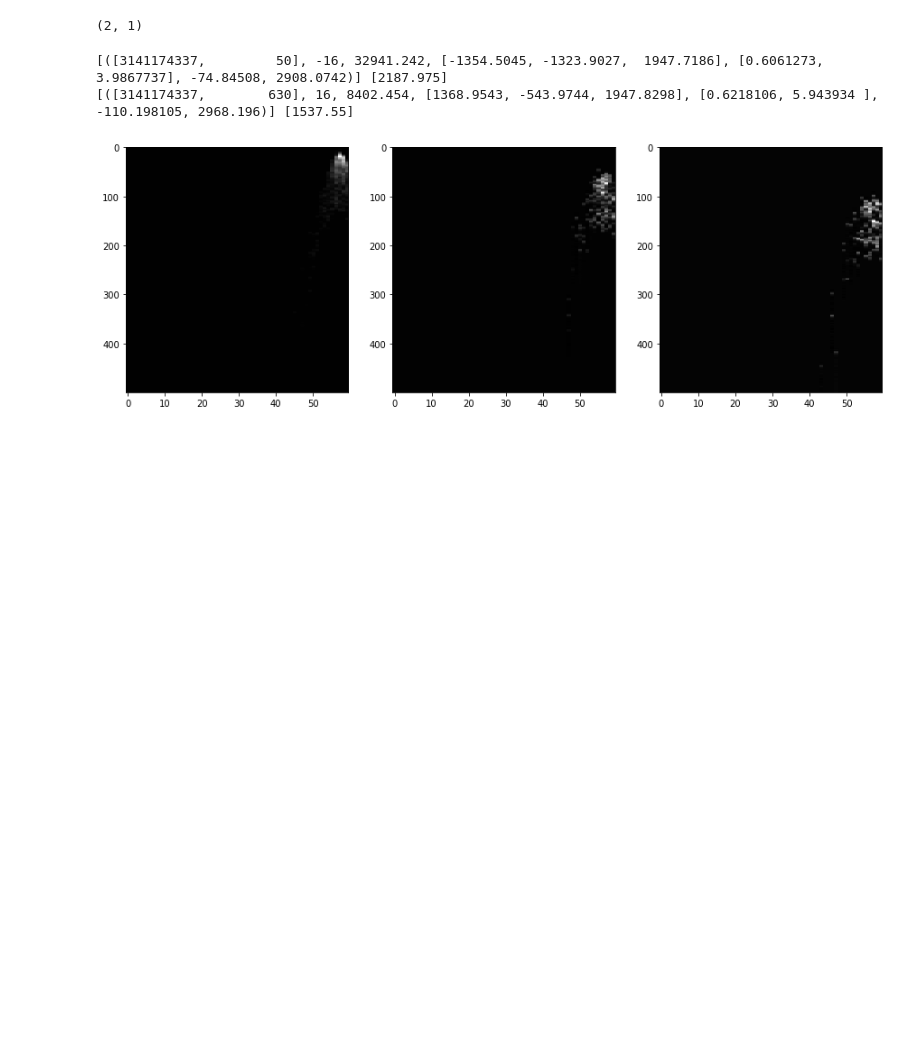
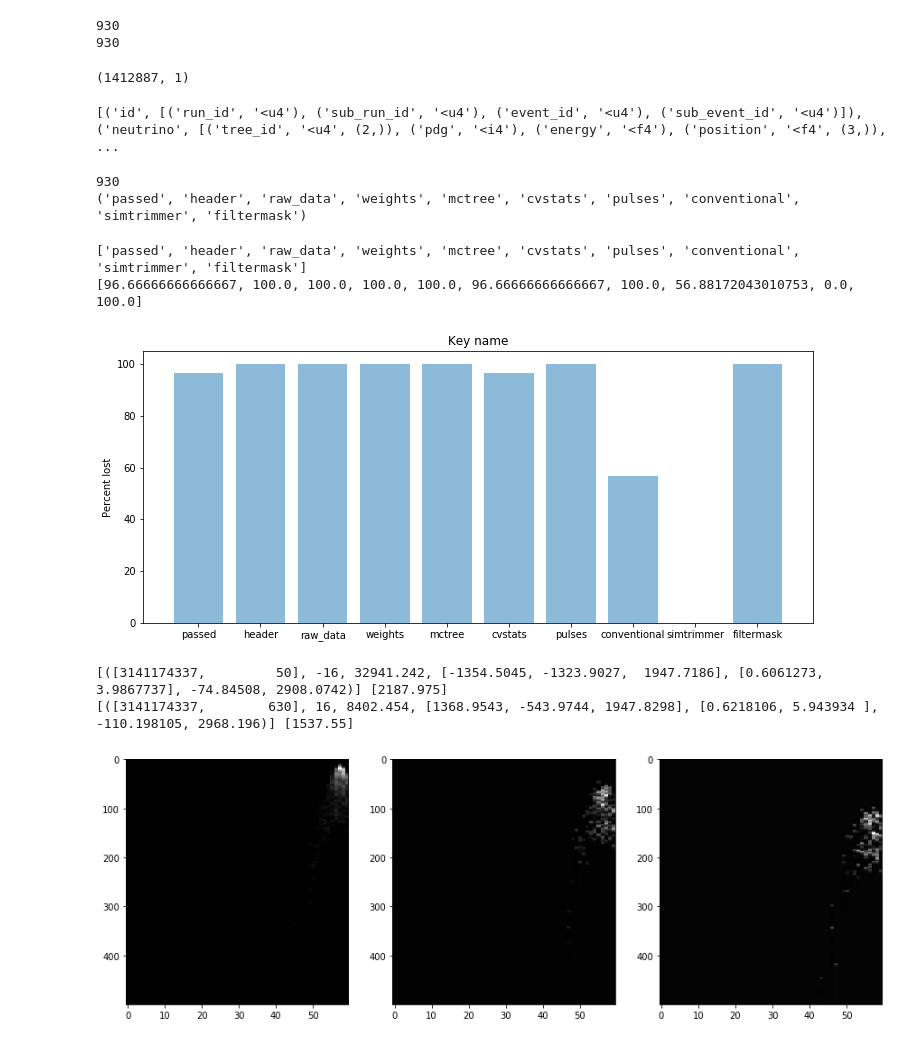
Before and after one commit to dpankova/DoublePulse, a Jupyter notebook: notebooks/Improved/Test_Files.ipynb, the cells around one changed output. Drawn from its saved outputs; the diff is of its cells as text; code cells hidden in the pictures; blank space fills up the shorter version.

```diff
--- a/notebooks/Improved/Test_Files.ipynb
+++ b/notebooks/Improved/Test_Files.ipynb
@@ -5,0 +77,6 @@ import numpy as np
+# %%
+diff_events = []
+for i in data:
+    if tuple(i['id'][0]) in diff:
+        diff_events.append(i)
+diff_events = np.array(diff_events)
@@ -6,8 +87,55 @@ import numpy as np
+# %%
+print(np.sum(diff_events['qtot']>1000))
+print(np.sum(diff_events['qst'][:,0]['q'][:,0]>400))
+# %% [output]
+930
+930
 # %%
-data = np.load('/home/dup193/work/double_pulse/Genie_Make_image_TEST_data.npz')['arr_0']
-print(data.shape)
+data_all = np.load('/home/dup193/work/double_pulse/data/mctree_check/NewFormat_All_MCTree_NuE_1_data.npz')['arr_0']
+print(data_all.shape)
 # %% [output]
-(2, 1)
+(1412887, 1)
+# %%
+diff_events_all = []
+for i in data_all:
+    if tuple(i['id'][0]) in diff:
+        diff_events_all.append(i)
+diff_events_all = np.array(diff_events_all)
+# %%
+print(diff_events_all[0].dtype)
+# %% [output]
+[('id', [('run_id', '<u4'), ('sub_run_id', '<u4'), ('event_id', '<u4'), ('sub_event_id', '<u4')]), ('neutrino', [('tree_id', '<u4', (2,)), ('pdg', '<i4'), ('energy', '<f4'), ('position', '<f4', (3,)), ...
+# %%
+print(len(diff_events_all))
+dkeys = diff_events_all['keys']
+print(dkeys[0].dtype.names)
+# %% [output]
+930
+('passed', 'header', 'raw_data', 'weights', 'mctree', 'cvstats', 'pulses', 'conventional', 'simtrimmer', 'filtermask')
+# %%
+fig = plt.figure(figsize=(12,5),facecolor='w')
+objects = list(dkeys[0].dtype.names)
+#objects.remove('conventional')
+#objects.remove('simtrimmer')
+#objects.remove('filtermask')
+
+print(objects)
+y_pos = np.arange(len(objects))
+
+perc = [np.sum(dkeys['passed']), np.sum(dkeys['header']), np.sum(dkeys['raw_data']),np.sum(dkeys['weights']), np.sum(dkeys['mctree']), np.sum(dkeys['cvstats']), np.sum(dkeys['pulses']), np.sum(dkeys['conventional']), np.sum(dkeys['simtrimmer']), np.sum(dkeys['filtermask'])]
+perc = [i/len(dkeys)*100 for i in perc]
+print(perc)
+plt.bar(y_pos, perc, align='center', alpha=0.5)
+plt.xticks(y_pos, objects)
+#plt.yscale('log')
+plt.ylabel('Percent lost')
+plt.title('Key name')
+
+plt.show()
+# %% [output]
+['passed', 'header', 'raw_data', 'weights', 'mctree', 'cvstats', 'pulses', 'conventional', 'simtrimmer', 'filtermask']
+[96.66666666666667, 100.0, 100.0, 100.0, 100.0, 96.66666666666667, 100.0, 56.88172043010753, 0.0, 100.0]
+[figure, added]
 # %%
 for i, im in enumerate(data['image']):
     fig = plt.figure(figsize=(15, 5))
```
Also changed, not shown: parts of 11 cells of this notebook.
